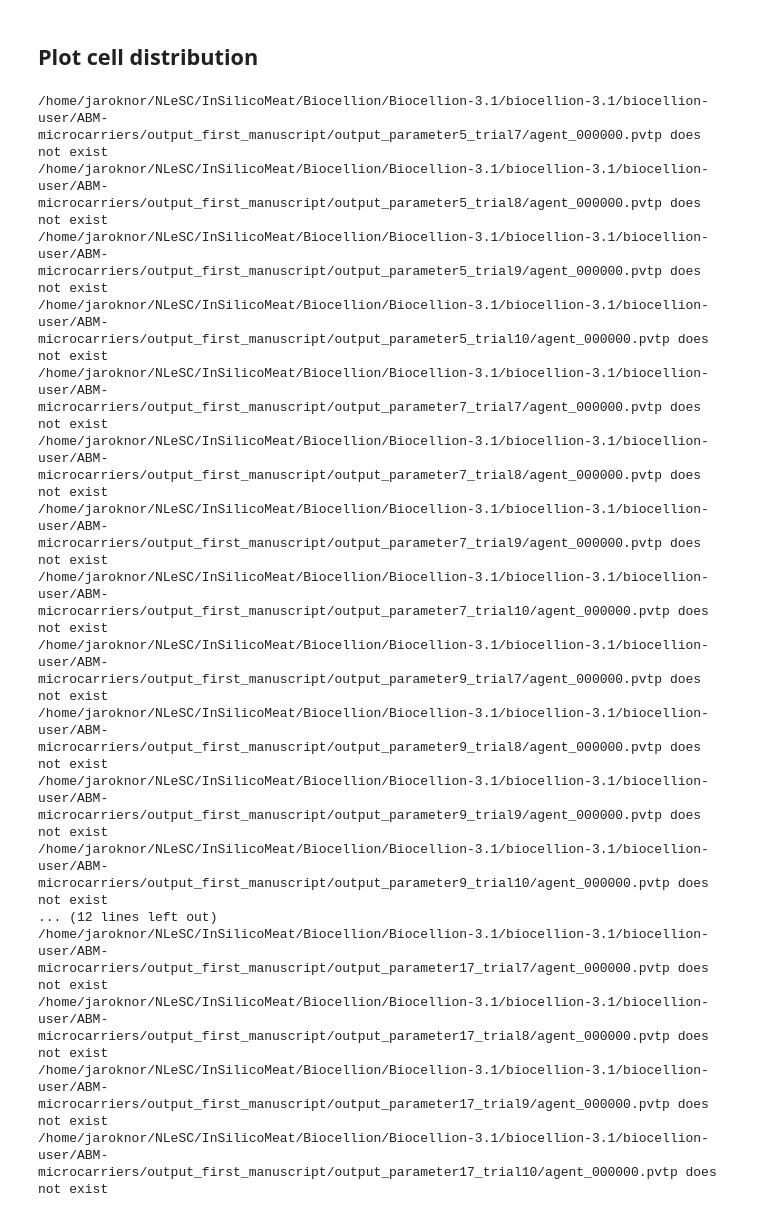
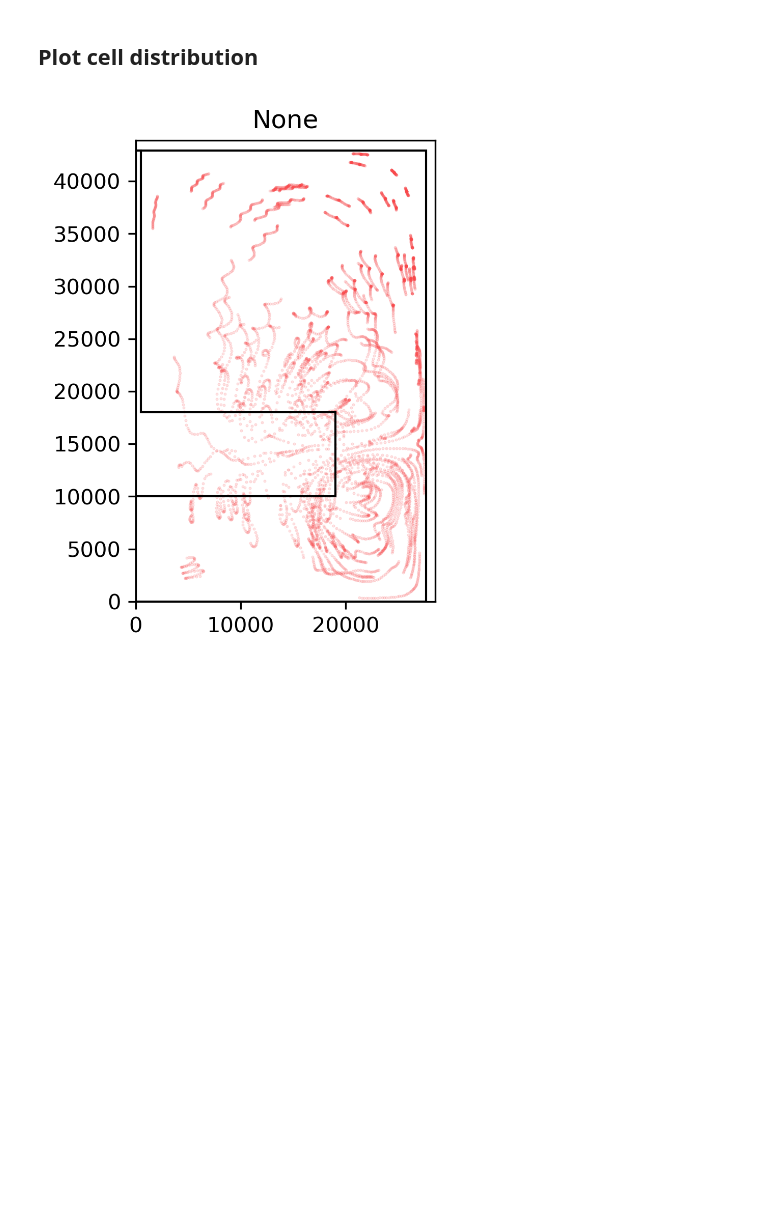
Before and after one commit to TheCMMC/biocellion-tools, a Jupyter notebook: biocellion_output_plotting.ipynb, the cells around one changed output. Cells and saved outputs as stored; diff of their text form; code cells hidden in the pictures; blank space fills up the shorter version.

```diff
--- a/biocellion_output_plotting.ipynb
+++ b/biocellion_output_plotting.ipynb
@@ -92,7 +92,7 @@ def plot_trials(par_id, data_folder, trials=range(1,11), states=["live", "attach
 
 def plot_stats(par_id, data_folder, states=["live", "attached", "dead", "removed"], ax=None, legend=True, par_box=False):
     if ax==None:
-        fig, ax = plt.subplots()
+        fig, ax = plt.subplots(dpi=300)
     par_set = load_parameter_set(par_id, data_folder, states=states)
     means, stds = compute_statistics(par_set)
     under_line     = (means-stds)
@@ -116,7 +116,7 @@ def plot_stats(par_id, data_folder, states=["live", "attached", "dead", "removed
 
 def plot_compare_rpms(par_ids, data_folder, states=["live", "attached", "dead", "removed"], ylim=[None,None], par_box=False):
     prows = math.ceil(len(par_ids)/2)
-    fig, axs = plt.subplots(prows, 2, figsize=(20, 5*prows), sharey="row")
+    fig, axs = plt.subplots(prows, 2, figsize=(20, 5*prows), sharey="row", dpi=300)
     axs=axs.flatten()
     for i, par_id in enumerate(par_ids):
         plot_stats(par_id, data_folder, ax=axs[i], states=states, par_box=par_box)
@@ -354,31 +367,16 @@ def plot_mc_distribution(step, rpm, data, n_steps=None, n_bins=100, plot_type="h
     if save_fig==True:
         plt.savefig(FIG_FOLDER / f"mc_distribution_{plot_type}_{step}_{rpm}.png")
 # %%
-par_ids = range(5, 34, 2)
+par_ids = range(5, 33, 2)
 trials = range(1, 11)
 
 agent_data = load_all_simulations(ABM_CFD_PVTP_FOLDER, par_ids, trials)
-# %% [output]
-/home/jaroknor/NLeSC/InSilicoMeat/Biocellion/Biocellion-3.1/biocellion-3.1/biocellion-user/ABM-microcarriers/output_first_manuscript/output_parameter5_trial7/agent_000000.pvtp does not exist
-/home/jaroknor/NLeSC/InSilicoMeat/Biocellion/Biocellion-3.1/biocellion-3.1/biocellion-user/ABM-microcarriers/output_first_manuscript/output_parameter5_trial8/agent_000000.pvtp does not exist
-/home/jaroknor/NLeSC/InSilicoMeat/Biocellion/Biocellion-3.1/biocellion-3.1/biocellion-user/ABM-microcarriers/output_first_manuscript/output_parameter5_trial9/agent_000000.pvtp does not exist
-/home/jaroknor/NLeSC/InSilicoMeat/Biocellion/Biocellion-3.1/biocellion-3.1/biocellion-user/ABM-microcarriers/output_first_manuscript/output_parameter5_trial10/agent_000000.pvtp does not exist
-/home/jaroknor/NLeSC/InSilicoMeat/Biocellion/Biocellion-3.1/biocellion-3.1/biocellion-user/ABM-microcarriers/output_first_manuscript/output_parameter7_trial7/agent_000000.pvtp does not exist
-/home/jaroknor/NLeSC/InSilicoMeat/Biocellion/Biocellion-3.1/biocellion-3.1/biocellion-user/ABM-microcarriers/output_first_manuscript/output_parameter7_trial8/agent_000000.pvtp does not exist
-/home/jaroknor/NLeSC/InSilicoMeat/Biocellion/Biocellion-3.1/biocellion-3.1/biocellion-user/ABM-microcarriers/output_first_manuscript/output_parameter7_trial9/agent_000000.pvtp does not exist
-/home/jaroknor/NLeSC/InSilicoMeat/Biocellion/Biocellion-3.1/biocellion-3.1/biocellion-user/ABM-microcarriers/output_first_manuscript/output_parameter7_trial10/agent_000000.pvtp does not exist
-/home/jaroknor/NLeSC/InSilicoMeat/Biocellion/Biocellion-3.1/biocellion-3.1/biocellion-user/ABM-microcarriers/output_first_manuscript/output_parameter9_trial7/agent_000000.pvtp does not exist
-/home/jaroknor/NLeSC/InSilicoMeat/Biocellion/Biocellion-3.1/biocellion-3.1/biocellion-user/ABM-microcarriers/output_first_manuscript/output_parameter9_trial8/agent_000000.pvtp does not exist
-/home/jaroknor/NLeSC/InSilicoMeat/Biocellion/Biocellion-3.1/biocellion-3.1/biocellion-user/ABM-microcarriers/output_first_manuscript/output_parameter9_trial9/agent_000000.pvtp does not exist
-/home/jaroknor/NLeSC/InSilicoMeat/Biocellion/Biocellion-3.1/biocellion-3.1/biocellion-user/ABM-microcarriers/output_first_manuscript/output_parameter9_trial10/agent_000000.pvtp does not exist
-... (12 lines left out)
-/home/jaroknor/NLeSC/InSilicoMeat/Biocellion/Biocellion-3.1/biocellion-3.1/biocellion-user/ABM-microcarriers/output_first_manuscript/output_parameter17_trial7/agent_000000.pvtp does not exist
-/home/jaroknor/NLeSC/InSilicoMeat/Biocellion/Biocellion-3.1/biocellion-3.1/biocellion-user/ABM-microcarriers/output_first_manuscript/output_parameter17_trial8/agent_000000.pvtp does not exist
-/home/jaroknor/NLeSC/InSilicoMeat/Biocellion/Biocellion-3.1/biocellion-3.1/biocellion-user/ABM-microcarriers/output_first_manuscript/output_parameter17_trial9/agent_000000.pvtp does not exist
-/home/jaroknor/NLeSC/InSilicoMeat/Biocellion/Biocellion-3.1/biocellion-3.1/biocellion-user/ABM-microcarriers/output_first_manuscript/output_parameter17_trial10/agent_000000.pvtp does not exist
 # %%
 step=None
+rpm = 60
 plot_mc_distribution(step, rpm, agent_data, n_steps = None, plot_type="scatter")
+# %% [output]
+[figure, added]
 # %%
 rpm = 60
 mc_data = load_particle_tracing(ABM_CFD_MODEL_FOLDER, rpm, 1800000)
```
Also changed, not shown: parts of 8 cells of this notebook, 1 other file.
